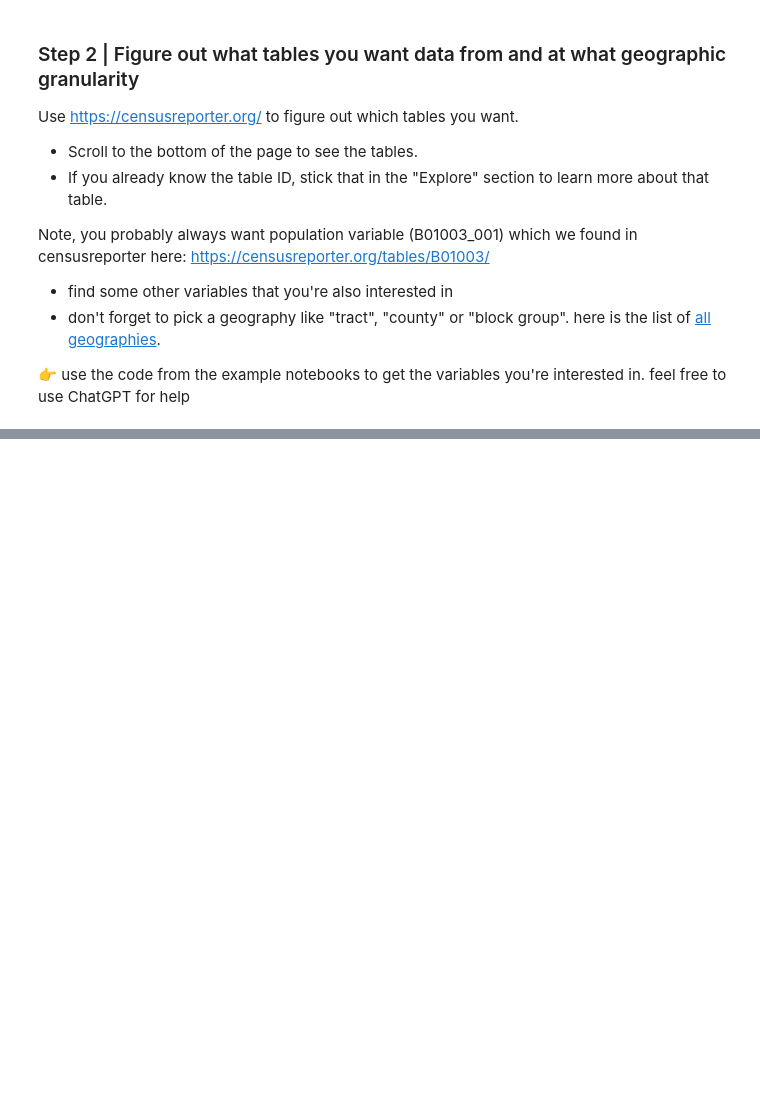
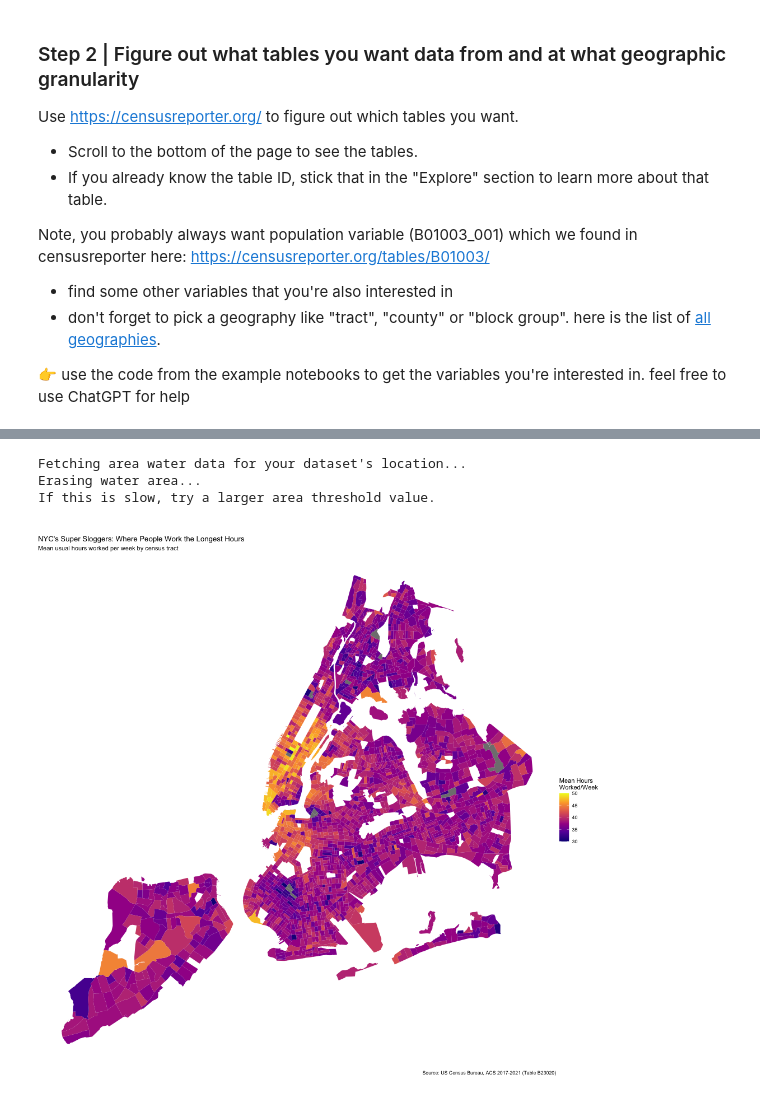
Before and after one commit to data4news/census-data-wongpeiting, a Jupyter notebook: your-question.ipynb, the cells around one changed output, grey strips where cells are left out. Cells and saved outputs as stored; diff of their text form; code cells hidden in the pictures; blank space fills up the shorter version.

```diff
--- a/your-question.ipynb
+++ b/your-question.ipynb
@@ -191,0 +249,24 @@ Use histograms or dotplots to view the distributions
+# %%
+%%R -w 1000 -h 1000
+
+# Map: Where are the super sloggers?
+nyc_hours_map <- nyc_hours %>% erase_water()
+
+ggplot(nyc_hours_map) +
+  geom_sf(aes(fill = mean_hours_totalE), color = NA) +
+  scale_fill_viridis_c(
+    option = "plasma",
+    name = "Mean Hours\nWorked/Week",
+    limits = c(30, 50)  # Cap the scale for better visibility
+  ) +
+  theme_void() +
+  labs(
+    title = "NYC's Super Sloggers: Where People Work the Longest Hours",
+    subtitle = "Mean usual hours worked per week by census tract",
+    caption = "Source: US Census Bureau, ACS 2017-2021 (Table B23020)"
+  )
+# %% [output]
+Fetching area water data for your dataset's location...
+Erasing water area...
+If this is slow, try a larger area threshold value.
+[figure, added]
```
Also changed, not shown: parts of 21 cells of this notebook.
